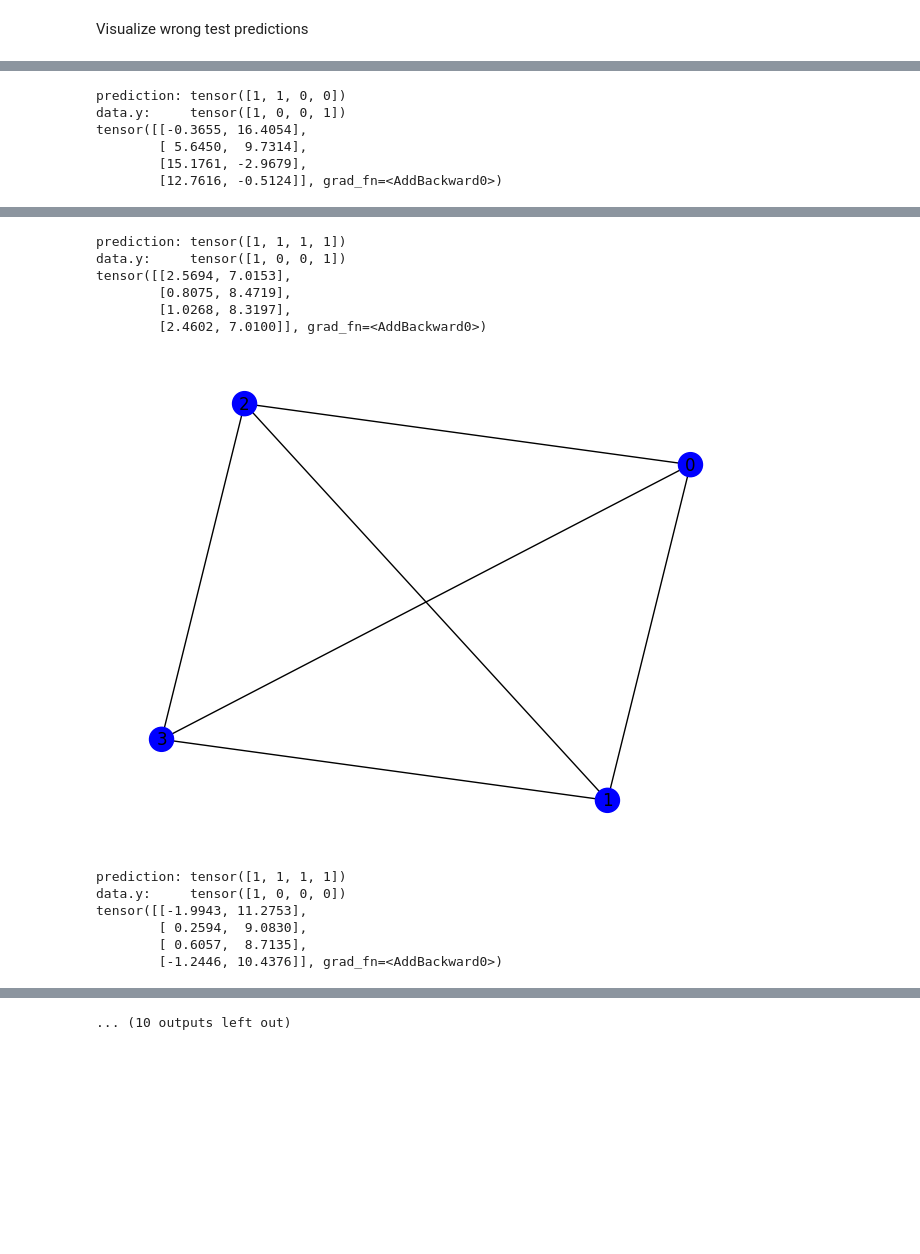
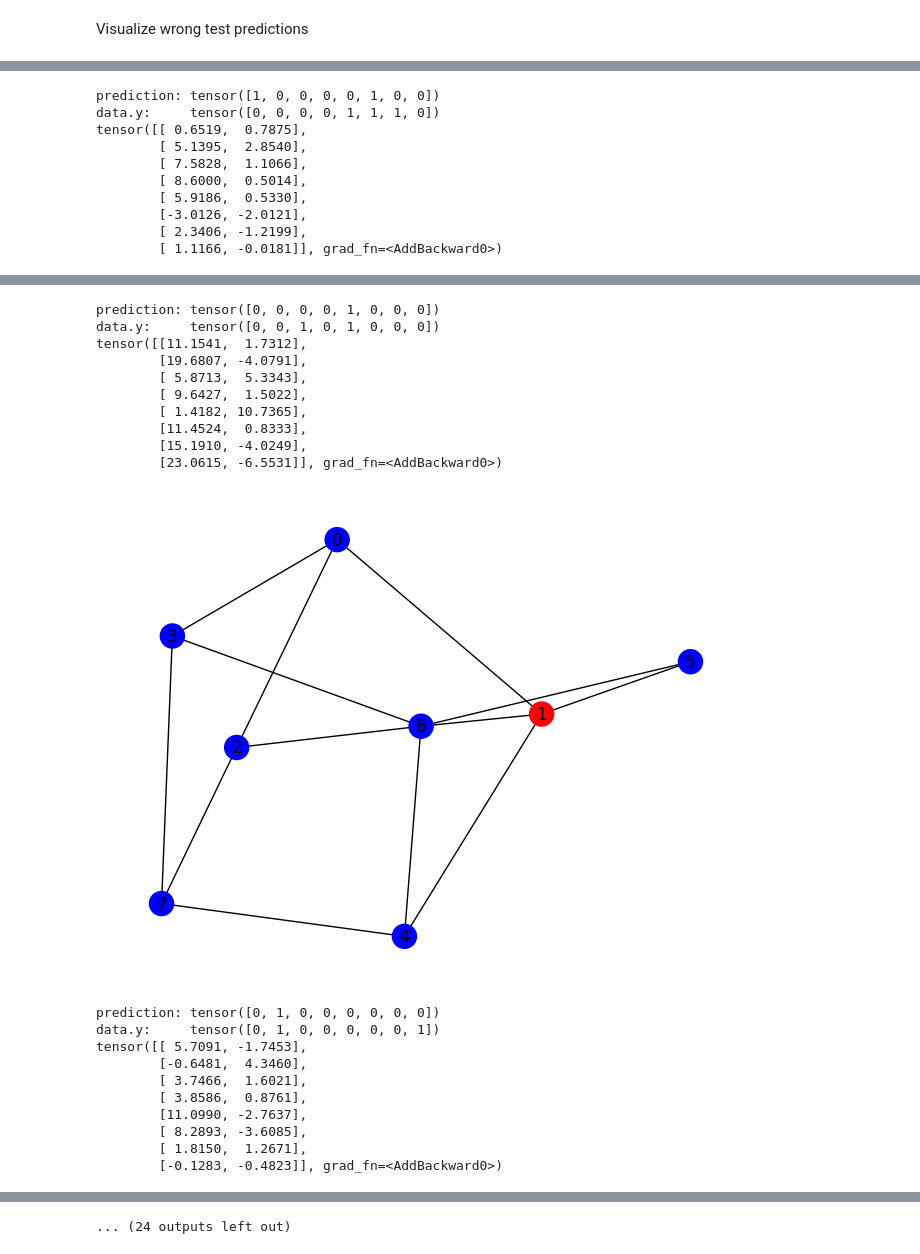
Before and after one commit to mkozlik/MIDS-GNN, a Jupyter notebook: MIDS_GNN.ipynb, the cells around one changed output, grey strips where cells are left out. Drawn from its saved outputs; the diff is of its cells as text; code cells hidden in the pictures; blank space fills up the shorter version.

```diff
--- a/MIDS_GNN.ipynb
+++ b/MIDS_GNN.ipynb
@@ -667,5 +664,5 @@ torch.save(model, '3000g_5f.pth')
 # %%
-loaded = torch.load('3000g_5f.pth')
+loaded = torch.load('3000g_6f.pth')
 # %%
 def examine_pred(data, pred):
     G = pygUtils.to_networkx(data, to_undirected=True)
@@ -700,7 +697,7 @@ test(loader)
 # %% [markdown]
 Visualize wrong test predictions
 # %%
-for i in range(20):
+for i in range(500):
   d = dataset[i]
   predik = loaded(d.x, d.edge_index).argmax(dim=1)
   if not torch.equal(predik, d.y.type(torch.LongTensor)):
@@ -724,6 +730,10 @@ tensor([[-1.0403, 11.7818],
-prediction: tensor([1, 1, 0, 0])
-data.y:     tensor([1, 0, 0, 1])
-tensor([[-0.3655, 16.4054],
-        [ 5.6450,  9.7314],
-        [15.1761, -2.9679],
-        [12.7616, -0.5124]], grad_fn=<AddBackward0>)
+prediction: tensor([1, 0, 0, 0, 0, 1, 0, 0])
+data.y:     tensor([0, 0, 0, 0, 1, 1, 1, 0])
+tensor([[ 0.6519,  0.7875],
+        [ 5.1395,  2.8540],
+        [ 7.5828,  1.1066],
+        [ 8.6000,  0.5014],
+        [ 5.9186,  0.5330],
+        [-3.0126, -2.0121],
+        [ 2.3406, -1.2199],
+        [ 1.1166, -0.0181]], grad_fn=<AddBackward0>)
@@ -731,13 +741,21 @@ tensor([[-0.3655, 16.4054],
-prediction: tensor([1, 1, 1, 1])
-data.y:     tensor([1, 0, 0, 1])
-tensor([[2.5694, 7.0153],
-        [0.8075, 8.4719],
-        [1.0268, 8.3197],
-        [2.4602, 7.0100]], grad_fn=<AddBackward0>)
+prediction: tensor([0, 0, 0, 0, 1, 0, 0, 0])
+data.y:     tensor([0, 0, 1, 0, 1, 0, 0, 0])
+tensor([[11.1541,  1.7312],
+        [19.6807, -4.0791],
+        [ 5.8713,  5.3343],
+        [ 9.6427,  1.5022],
+        [ 1.4182, 10.7365],
+        [11.4524,  0.8333],
+        [15.1910, -4.0249],
+        [23.0615, -6.5531]], grad_fn=<AddBackward0>)
-[figure, old version]
+[figure, new version]
-prediction: tensor([1, 1, 1, 1])
-data.y:     tensor([1, 0, 0, 0])
-tensor([[-1.9943, 11.2753],
-        [ 0.2594,  9.0830],
-        [ 0.6057,  8.7135],
-        [-1.2446, 10.4376]], grad_fn=<AddBackward0>)
+prediction: tensor([0, 1, 0, 0, 0, 0, 0, 0])
+data.y:     tensor([0, 1, 0, 0, 0, 0, 0, 1])
+tensor([[ 5.7091, -1.7453],
+        [-0.6481,  4.3460],
+        [ 3.7466,  1.6021],
+        [ 3.8586,  0.8761],
+        [11.0990, -2.7637],
+        [ 8.2893, -3.6085],
+        [ 1.8150,  1.2671],
+        [-0.1283, -0.4823]], grad_fn=<AddBackward0>)
@@ -752 +773 @@ tensor([[ 4.4742, 13.2961],
-... (10 outputs left out)
+... (24 outputs left out)
```
Also changed, not shown: parts of 10 cells of this notebook.
